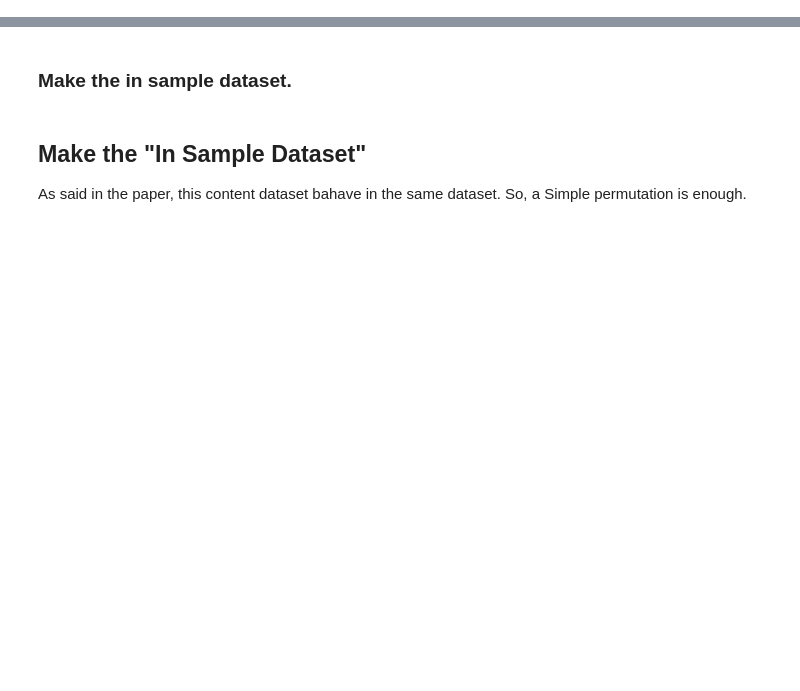
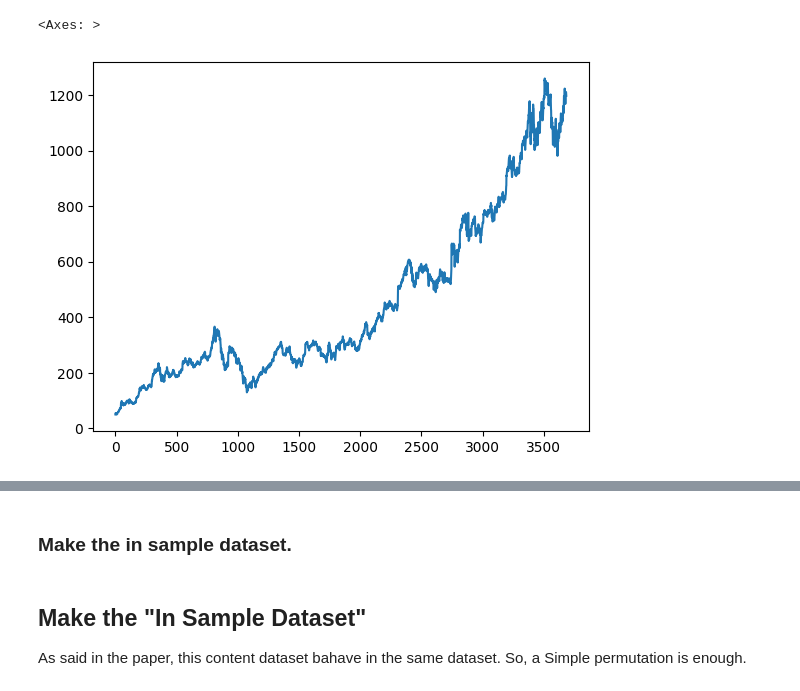
Before and after one commit to Henri-Hoyez/StyleTime_Tensorflow_Implementation, a Jupyter notebook: preprocess_stocks.ipynb, the cells around one changed output, grey strips where cells are left out. Saved outputs shown, nothing was run; the diff lists cells and outputs as text; code cells hidden in the pictures; blank space fills up the shorter version.

```diff
--- a/preprocess_stocks.ipynb
+++ b/preprocess_stocks.ipynb
@@ -17,0 +13,5 @@ df_normalized = normalize(df_mean)
+# %%
+df_mean.plot()
+# %% [output]
+<Axes: >
+[figure, added]
```
Also changed, not shown: parts of 8 cells of this notebook, 13 other files.
